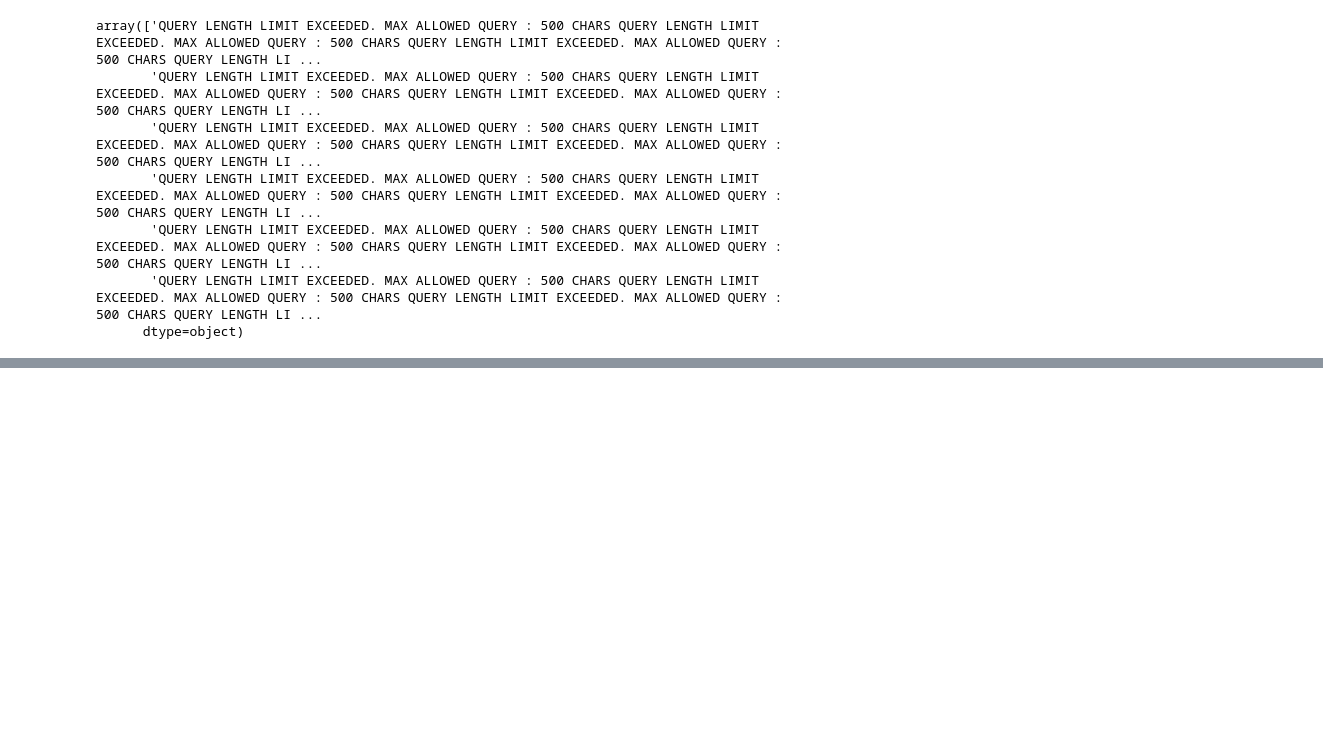
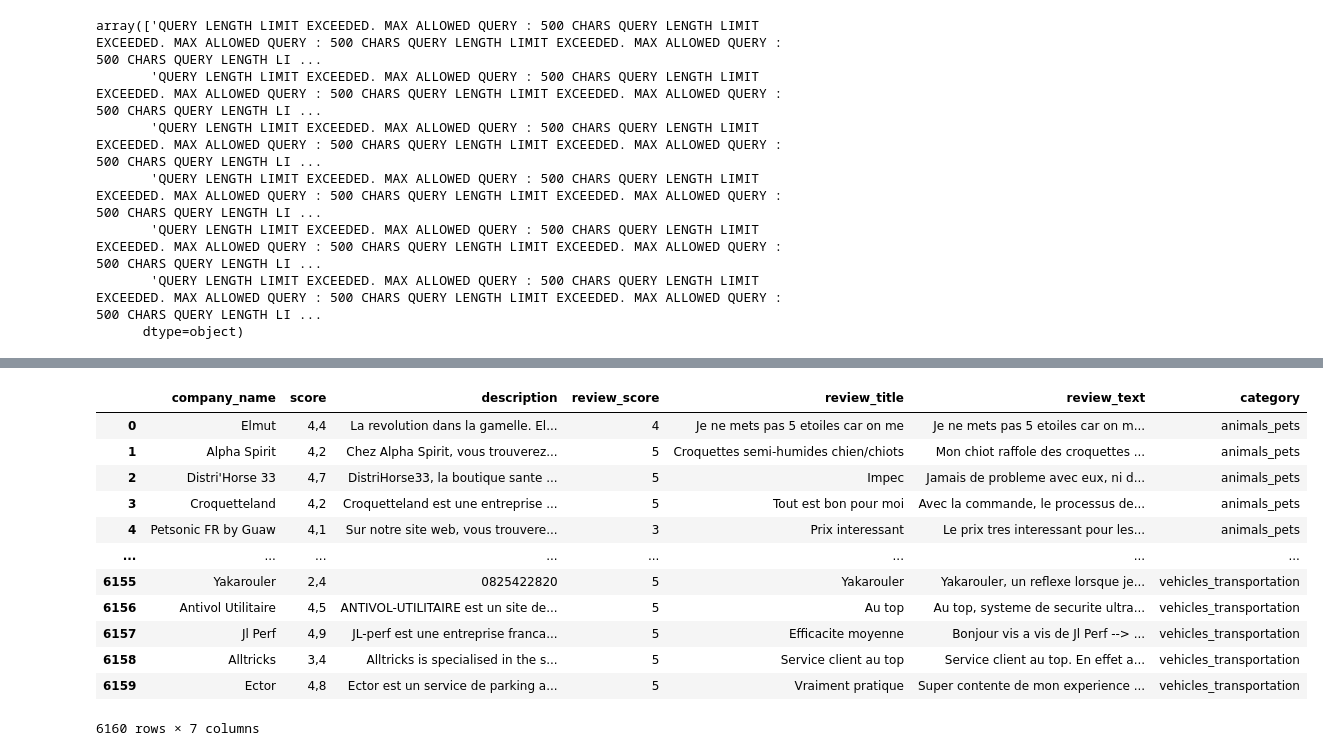
Before and after one commit to Maryam-Dollet/NLP_Project, a Jupyter notebook: data_cleaning.ipynb, the cells around one changed output, grey strips where cells are left out. Drawn from its saved outputs; the diff is of its cells as text; code cells hidden in the pictures; blank space fills up the shorter version.

```diff
--- a/data_cleaning.ipynb
+++ b/data_cleaning.ipynb
@@ -201,0 +301,3 @@ desc_en
+# %%
+reviews = pd.read_csv('data/reviews_cleaned_1.csv', sep = ";")
+reviews.head()
@@ -201,0 +417,2 @@ desc_en
+# %%
+reviews_sample = reviews.dropna(subset=["description"])
@@ -201,0 +439,17 @@ desc_en
+# %%
+reviews_sample = reviews_sample.groupby('category').apply(lambda x: x.sample(n=280, random_state=42)).reset_index(drop=True)
+reviews_sample
+# %% [output]
+|  | company_name | score | description | review_score | review_title | review_text | category |
+| 0 | Elmut | 4,4 | La revolution dans la gamelle. El... | 4 | Je ne mets pas 5 etoiles car on me | Je ne mets pas 5 etoiles car on m... | animals_pets |
+| 1 | Alpha Spirit | 4,2 | Chez Alpha Spirit, vous trouverez... | 5 | Croquettes semi-humides chien/chiots | Mon chiot raffole des croquettes ... | animals_pets |
+| 2 | Distri'Horse 33 | 4,7 | DistriHorse33, la boutique sante ... | 5 | Impec | Jamais de probleme avec eux, ni d... | animals_pets |
+| 3 | Croquetteland | 4,2 | Croquetteland est une entreprise ... | 5 | Tout est bon pour moi | Avec la commande, le processus de... | animals_pets |
+| 4 | Petsonic FR by Guaw | 4,1 | Sur notre site web, vous trouvere... | 3 | Prix interessant | Le prix tres interessant pour les... | animals_pets |
+| ... | ... | ... | ... | ... | ... | ... | ... |
+| 6155 | Yakarouler | 2,4 | 0825422820 | 5 | Yakarouler | Yakarouler, un reflexe lorsque je... | vehicles_transportation |
+| 6156 | Antivol Utilitaire | 4,5 | ANTIVOL-UTILITAIRE est un site de... | 5 | Au top | Au top, systeme de securite ultra... | vehicles_transportation |
+| 6157 | Jl Perf | 4,9 | JL-perf est une entreprise franca... | 5 | Efficacite moyenne | Bonjour vis a vis de Jl Perf --> ... | vehicles_transportation |
+| 6158 | Alltricks | 3,4 | Alltricks is specialised in the s... | 5 | Service client au top | Service client au top. En effet a... | vehicles_transportation |
+| 6159 | Ector | 4,8 | Ector est un service de parking a... | 5 | Vraiment pratique | Super contente de mon experience ... | vehicles_transportation |
+6160 rows × 7 columns
```
Also changed, not shown: parts of 15 cells of this notebook.
